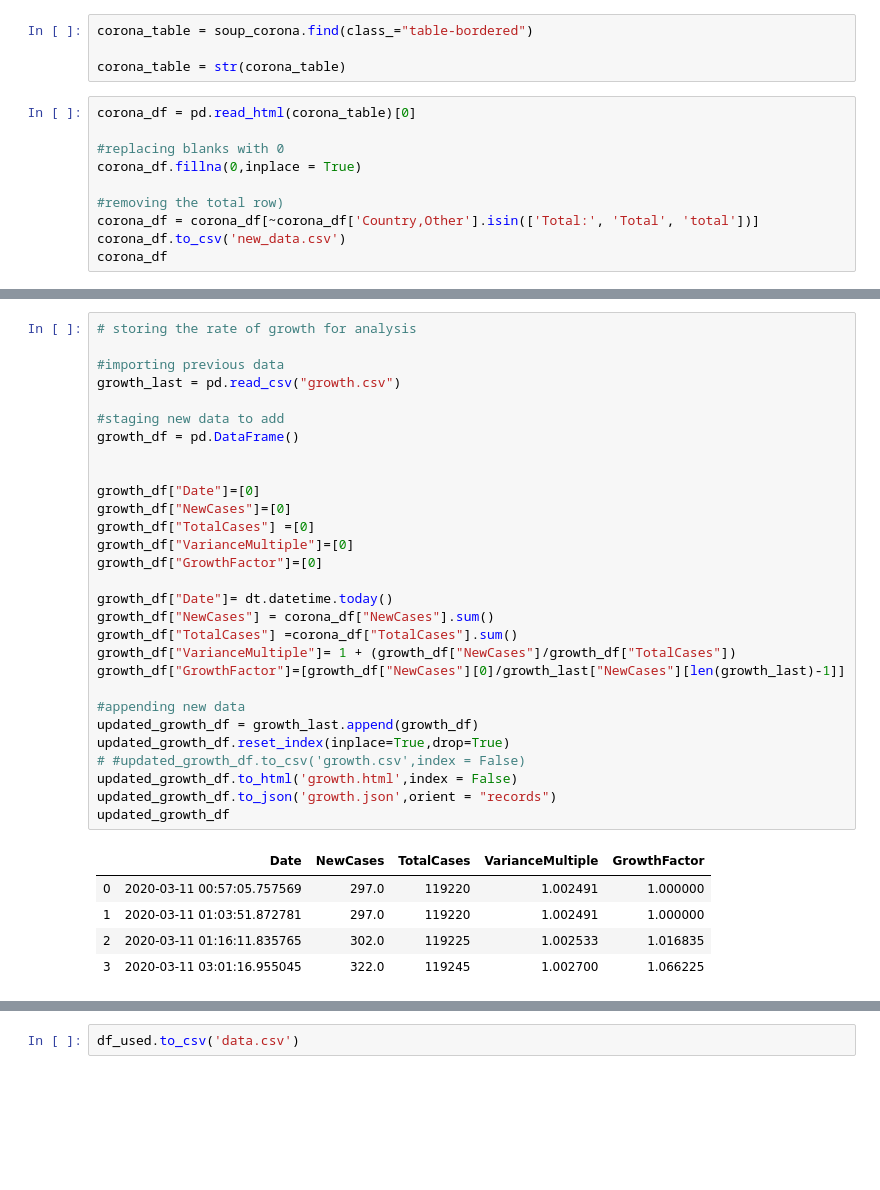
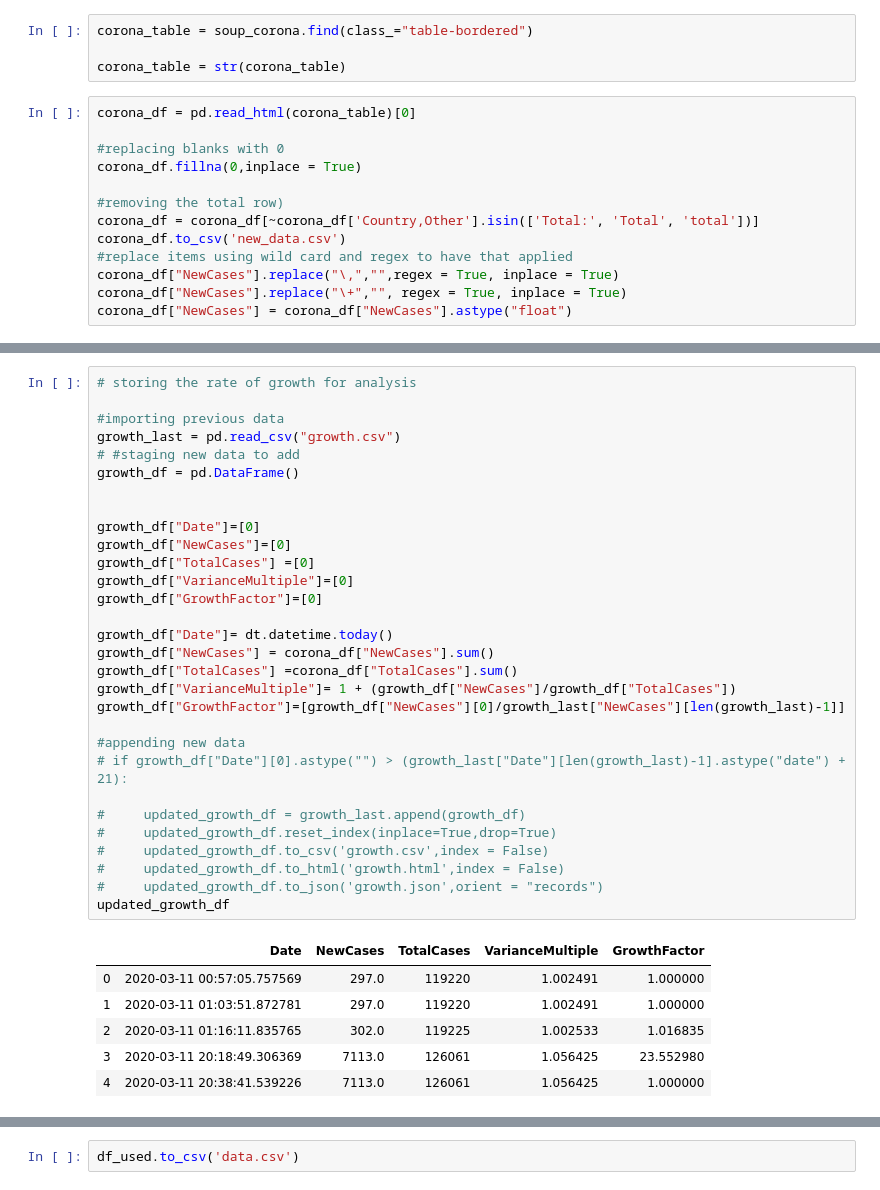
Before and after one commit to xier879/coronavirus_tracker, a Jupyter notebook: corona web scraping.ipynb, the cells around one changed output, grey strips where cells are left out. Saved outputs shown, nothing was run; the diff lists cells and outputs as text; blank space fills up the shorter version.

```diff
--- a/corona web scraping.ipynb
+++ b/corona web scraping.ipynb
@@ -26,4 +26,7 @@ corona_df.fillna(0,inplace = True)
 #removing the total row)
 corona_df = corona_df[~corona_df['Country,Other'].isin(['Total:', 'Total', 'total'])]
 corona_df.to_csv('new_data.csv')
-corona_df
+#replace items using wild card and regex to have that applied
+corona_df["NewCases"].replace("\,","",regex = True, inplace = True)
+corona_df["NewCases"].replace("\+","", regex = True, inplace = True)
+corona_df["NewCases"] = corona_df["NewCases"].astype("float")
@@ -44,38 +33,40 @@ corona_df
 # %%
 # storing the rate of growth for analysis
 
 #importing previous data
 growth_last = pd.read_csv("growth.csv")
-
-#staging new data to add
+# #staging new data to add
 growth_df = pd.DataFrame()
 
 
 growth_df["Date"]=[0]
 growth_df["NewCases"]=[0]
 growth_df["TotalCases"] =[0]
 growth_df["VarianceMultiple"]=[0]
 growth_df["GrowthFactor"]=[0]
 
 growth_df["Date"]= dt.datetime.today()
 growth_df["NewCases"] = corona_df["NewCases"].sum()
 growth_df["TotalCases"] =corona_df["TotalCases"].sum()
 growth_df["VarianceMultiple"]= 1 + (growth_df["NewCases"]/growth_df["TotalCases"])
 growth_df["GrowthFactor"]=[growth_df["NewCases"][0]/growth_last["NewCases"][len(growth_last)-1]]
 
 #appending new data
-updated_growth_df = growth_last.append(growth_df)
-updated_growth_df.reset_index(inplace=True,drop=True)
-# #updated_growth_df.to_csv('growth.csv',index = False)
-updated_growth_df.to_html('growth.html',index = False)
-updated_growth_df.to_json('growth.json',orient = "records")
+# if growth_df["Date"][0].astype("") > (growth_last["Date"][len(growth_last)-1].astype("date") + 21):
+
+#     updated_growth_df = growth_last.append(growth_df)
+#     updated_growth_df.reset_index(inplace=True,drop=True)
+#     updated_growth_df.to_csv('growth.csv',index = False)
+#     updated_growth_df.to_html('growth.html',index = False)
+#     updated_growth_df.to_json('growth.json',orient = "records")
 updated_growth_df
 # %% [output]
 |  | Date | NewCases | TotalCases | VarianceMultiple | GrowthFactor |
 | 0 | 2020-03-11 00:57:05.757569 | 297.0 | 119220 | 1.002491 | 1.000000 |
 | 1 | 2020-03-11 01:03:51.872781 | 297.0 | 119220 | 1.002491 | 1.000000 |
 | 2 | 2020-03-11 01:16:11.835765 | 302.0 | 119225 | 1.002533 | 1.016835 |
-| 3 | 2020-03-11 03:01:16.955045 | 322.0 | 119245 | 1.002700 | 1.066225 |
+| 3 | 2020-03-11 20:18:49.306369 | 7113.0 | 126061 | 1.056425 | 23.552980 |
+| 4 | 2020-03-11 20:38:41.539226 | 7113.0 | 126061 | 1.056425 | 1.000000 |
 # %%
 # adding lat long info
 countries_df = pd.read_csv("country_lan_lng.csv",engine='python')
```
Also changed, not shown: parts of 3 cells of this notebook, 7 other files.
